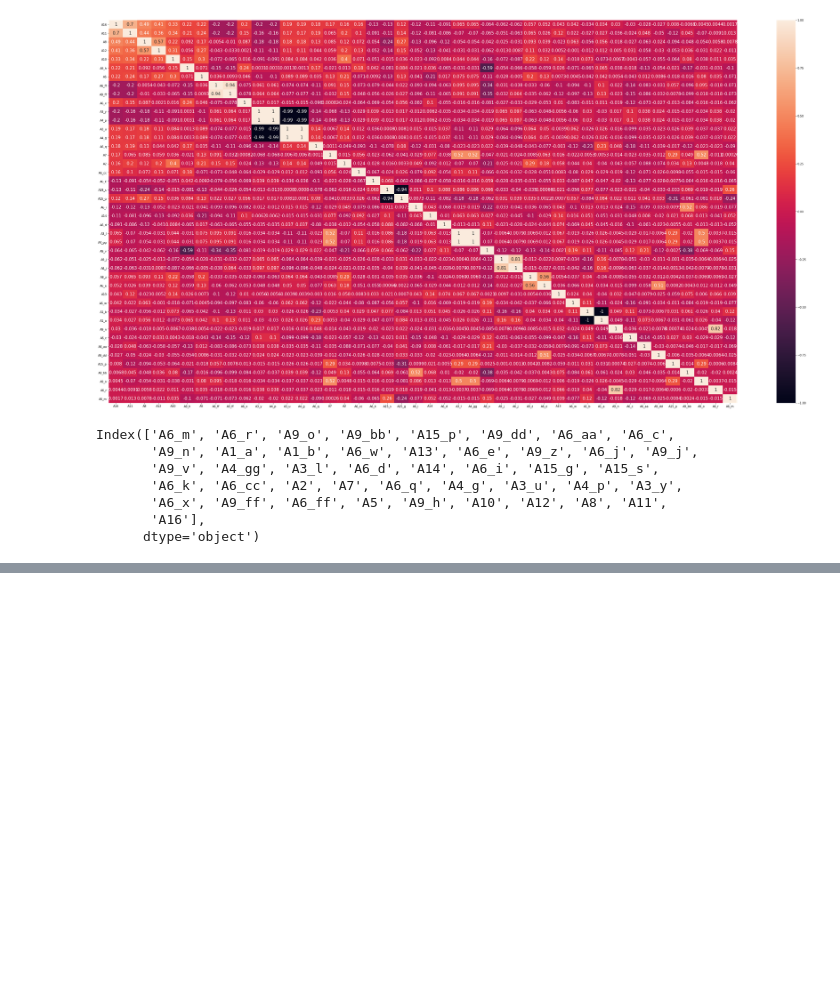
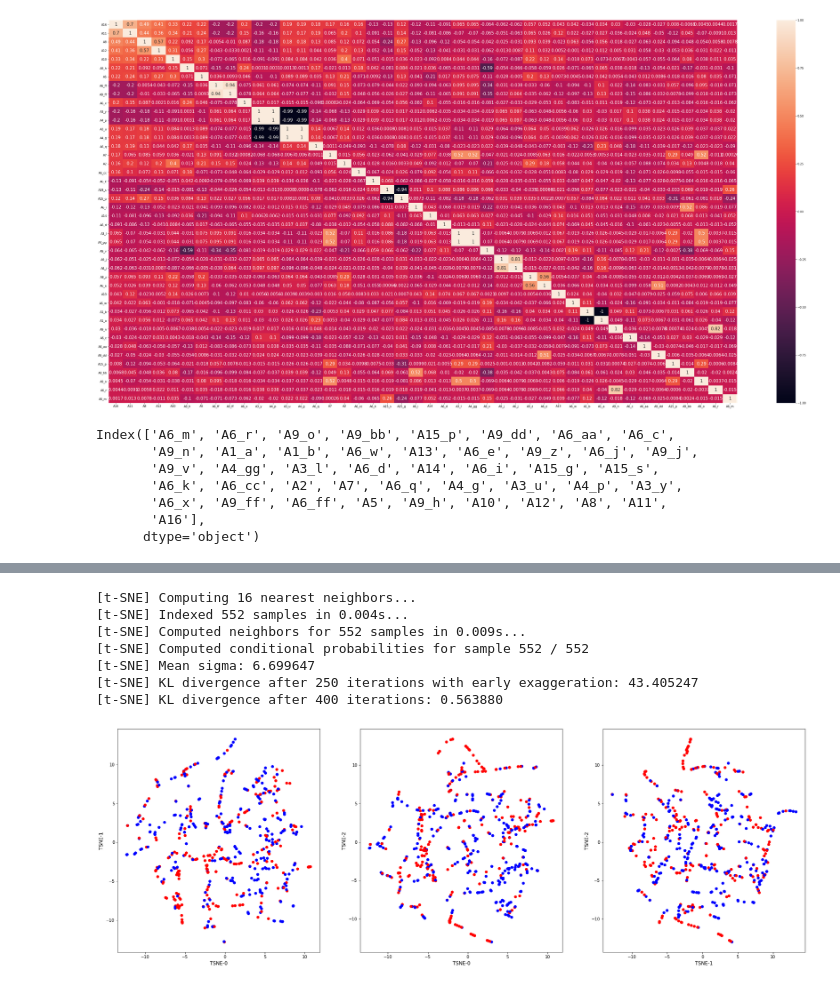
Before and after one commit to ImeshEkanayake/Credit-approval-Prediction, a Jupyter notebook: PreProcessing .ipynb, the cells around one changed output, grey strips where cells are left out. Saved outputs shown, nothing was run; the diff lists cells and outputs as text; code cells hidden in the pictures; blank space fills up the shorter version.

```diff
--- a/PreProcessing .ipynb
+++ b/PreProcessing .ipynb
@@ -232,0 +261,42 @@ sn.heatmap(corrMatrix, annot=True,annot_kws={"size": 15},ax=ax)
+# %%
+#=====================================================================================
+#                           Visualize TSNE Correlation
+#=====================================================================================
+import numpy as np
+from sklearn.manifold import TSNE
+
+t=t_cor[::-1]
+df = DataFrame(Data[t],columns=t)
+
+X_embedded = TSNE( n_components=3, perplexity=5.0, early_exaggeration=10.0, learning_rate=10, n_iter=15000,
+                  n_iter_without_progress=300, min_grad_norm=0.001, metric='euclidean', init='random', verbose=1,
+                  random_state=0, method='barnes_hut', angle=0.9, n_jobs=None
+                 ).fit_transform(df)
+X_embedded
+
+matrix=X_embedded
+k=Data["A16"]
+
+fig, ax = plt.subplots(nrows = 1, ncols = 3,figsize=(30,10))
+scatter1 =ax[0].scatter(np.array(matrix[:,0]), np.array(matrix[:,1]), c=np.array(Data["A16"]), cmap="bwr")
+scatter2 =ax[1].scatter(np.array(matrix[:,0]), np.array(matrix[:,2]), c=np.array(Data["A16"]), cmap="bwr")
+scatter3 =ax[2].scatter(np.array(matrix[:,1]), np.array(matrix[:,2]), c=np.array(Data["A16"]), cmap="bwr")
+
+ax[0].set_xlabel("TSNE-0",fontsize=12);
+ax[0].set_ylabel("TSNE-1",fontsize=12);
+
+ax[1].set_xlabel("TSNE-0",fontsize=12);
+ax[1].set_ylabel("TSNE-2",fontsize=12);
+
+ax[2].set_xlabel("TSNE-1",fontsize=12);
+ax[2].set_ylabel("TSNE-2",fontsize=12);
+plt.show()
+# %% [output]
+[t-SNE] Computing 16 nearest neighbors...
+[t-SNE] Indexed 552 samples in 0.004s...
+[t-SNE] Computed neighbors for 552 samples in 0.009s...
+[t-SNE] Computed conditional probabilities for sample 552 / 552
+[t-SNE] Mean sigma: 6.699647
+[t-SNE] KL divergence after 250 iterations with early exaggeration: 43.405247
+[t-SNE] KL divergence after 400 iterations: 0.563880
+[figure, added]
```
Also changed, not shown: parts of 3 cells of this notebook.
